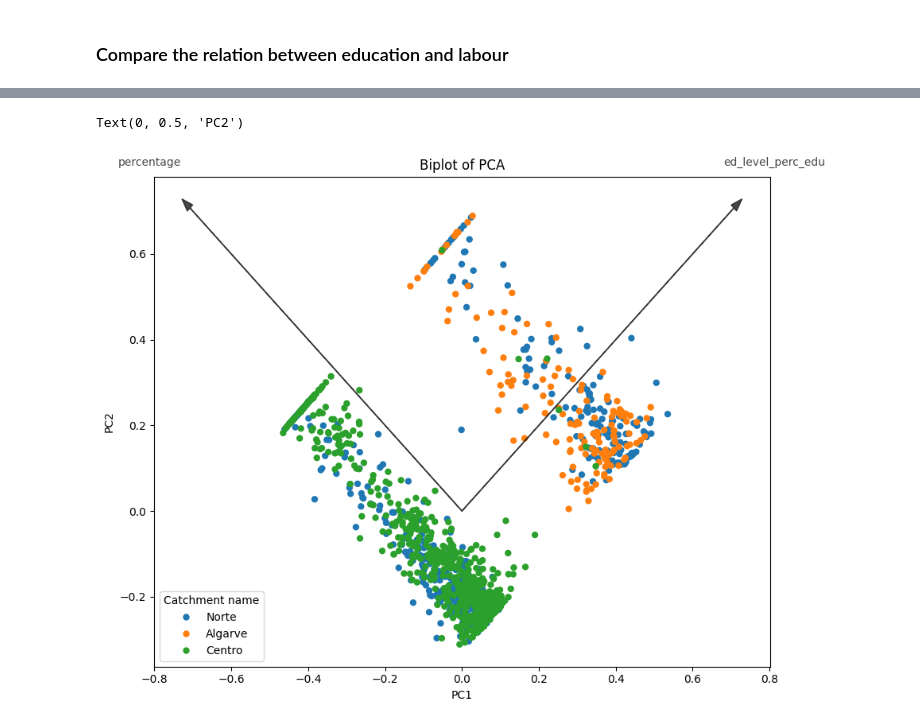
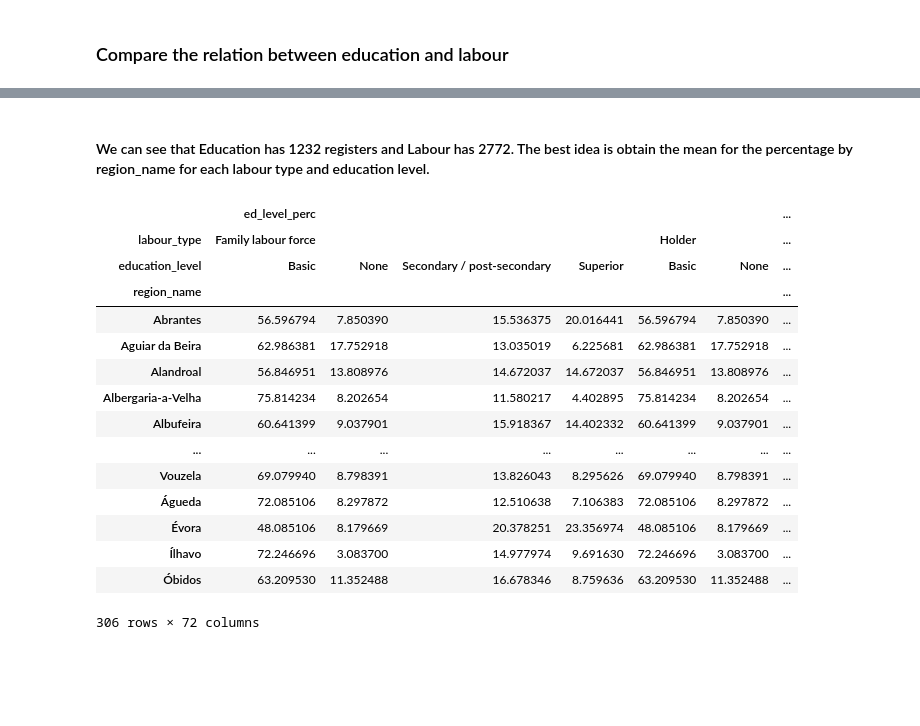
Before and after one commit to domwelsh/avcad_final, a Jupyter notebook: Codes/Labour_education.ipynb, the cells around one changed output, grey strips where cells are left out. Saved outputs shown, nothing was run; the diff lists cells and outputs as text; code cells hidden in the pictures; blank space fills up the shorter version.

```diff
--- a/Codes/Labour_education.ipynb
+++ b/Codes/Labour_education.ipynb
@@ -696,31 +641,48 @@ pca_efi.head(6)
-# %%
-# Biplot
-PC1 = pca_efi['PC1']/(pca_efi['PC1'].max() - pca_efi['PC1'].min())
-PC2 = pca_efi['PC2']/(pca_efi['PC2'].max() - pca_efi['PC2'].min())
-
-plt.figure(figsize=(10, 8))
-plt.title('Biplot of PCA')
-sns.scatterplot(x=PC1,
-              y=PC2,
-              hue = combined_df_Nuts4_filter_region['region_name_nuts2'].tolist(),
-              linewidth=0,
-              )
-
-n = np.transpose(pca.components_).shape[0] # number of dimensions (2)
-for i in range(n):
-        plt.arrow(0, 0, np.transpose(pca.components_)[i,0],
-                  np.transpose(pca.components_)[i,1],
-                  color = (0.1, 0.1, 0.1, 0.8),
-                  head_width=0.02) # plot arrows for each variable
-        plt.text(np.transpose(pca.components_)[i,0]* 1.15,
-                 np.transpose(pca.components_)[i,1] * 1.15,
-                 list(combined_df_Nuts4_filter.columns)[i],
-                 color = (0.1, 0.1, 0.1, 0.8),
-                 ha = 'center',
-                 va = 'center') # variable labels for each arrow
-plt.legend(title='Catchment name')
-plt.xlabel("PC{}".format(1))
-plt.ylabel("PC{}".format(2))
-# %% [output]
-Text(0, 0.5, 'PC2')
-[figure, removed]
+# %% [markdown]
+#### We can see that Education has 1232 registers and Labour has 2772. The best idea is obtain the mean for the percentage by region_name for each labour type and education level.
+# %%
+import pandas as pd
+
+# Suponiendo que ya tienes los DataFrames labour_NUTS4_df y education_NUTS4_df_no_totals
+
+# Paso 1: Agrupar y calcular porcentajes por región para type_labour
+labour_percentages = labour_NUTS4_df.groupby(['region_name', 'ltn.type_labour']).agg({'percentage': 'mean'}).reset_index()
+
+# Paso 2: Agrupar y calcular porcentajes por región para education_level
+education_percentages = education_NUTS4_df_no_totals.groupby(['region_name', 'el.education_level']).agg({'ed_level_perc': 'mean'}).reset_index()
+
+# Ver los DataFrames de porcentajes
+# print(labour_percentages.head())
+# print(education_percentages.head())
+
+# Paso 3: Unir los DataFrames por region_name
+combined_df = pd.merge(labour_percentages, education_percentages, on='region_name')
+
+# Ver el DataFrame combinado
+# print(combined_df.head())
+
+# Asegurarse de que las columnas de educación y trabajo sean claras
+combined_df.rename(columns={'ltn.type_labour': 'labour_type', 'el.education_level': 'education_level'}, inplace=True)
+
+# Paso 4: Crear una tabla pivote si es necesario para visualizar mejor
+pivot_df = combined_df.pivot_table(index='region_name', columns=['labour_type', 'education_level'], values=['percentage', 'ed_level_perc'])
+
+# Ver la tabla pivote
+pivot_df.head(3006)
+# %% [output]
+|  | ed_level_perc |  |  |  |  |  | ... |
+| labour_type | Family labour force |  |  |  | Holder |  | ... |
+| education_level | Basic | None | Secondary / post-secondary | Superior | Basic | None | ... |
+| region_name |  |  |  |  |  |  | ... |
+| Abrantes | 56.596794 | 7.850390 | 15.536375 | 20.016441 | 56.596794 | 7.850390 | ... |
+| Aguiar da Beira | 62.986381 | 17.752918 | 13.035019 | 6.225681 | 62.986381 | 17.752918 | ... |
+| Alandroal | 56.846951 | 13.808976 | 14.672037 | 14.672037 | 56.846951 | 13.808976 | ... |
+| Albergaria-a-Velha | 75.814234 | 8.202654 | 11.580217 | 4.402895 | 75.814234 | 8.202654 | ... |
+| Albufeira | 60.641399 | 9.037901 | 15.918367 | 14.402332 | 60.641399 | 9.037901 | ... |
+| ... | ... | ... | ... | ... | ... | ... | ... |
+| Vouzela | 69.079940 | 8.798391 | 13.826043 | 8.295626 | 69.079940 | 8.798391 | ... |
+| Águeda | 72.085106 | 8.297872 | 12.510638 | 7.106383 | 72.085106 | 8.297872 | ... |
+| Évora | 48.085106 | 8.179669 | 20.378251 | 23.356974 | 48.085106 | 8.179669 | ... |
+| Ílhavo | 72.246696 | 3.083700 | 14.977974 | 9.691630 | 72.246696 | 3.083700 | ... |
+| Óbidos | 63.209530 | 11.352488 | 16.678346 | 8.759636 | 63.209530 | 11.352488 | ... |
+306 rows × 72 columns
```
Also changed, not shown: parts of 13 cells of this notebook.
